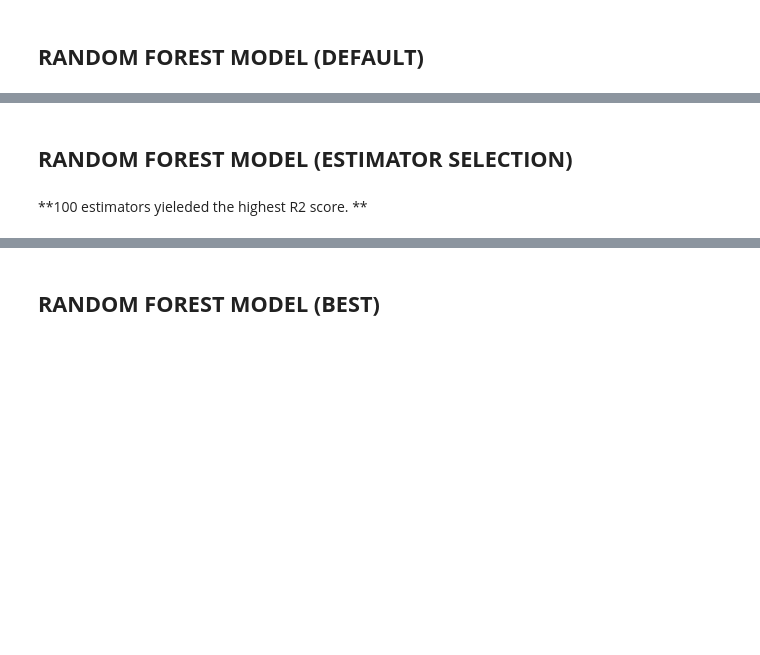
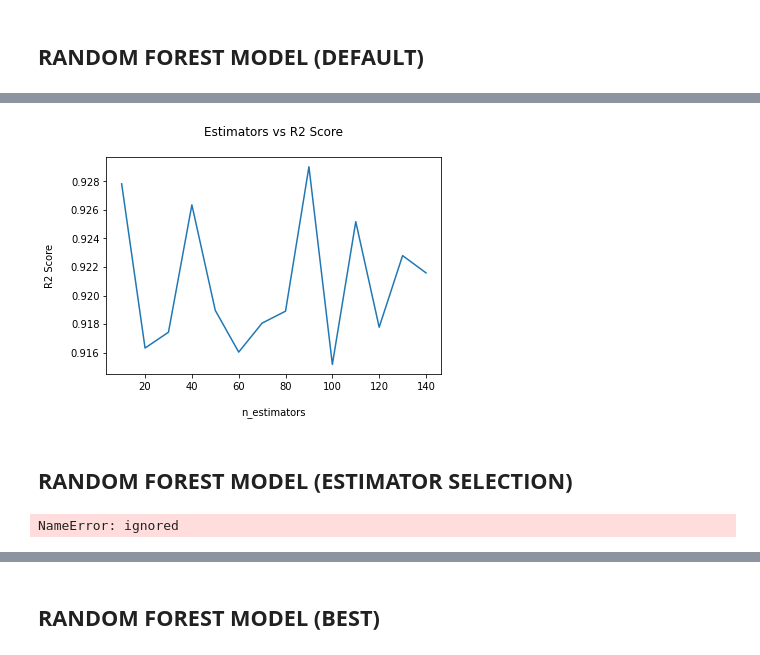
Before and after one commit to starkjones/NYC-Condominium-Rental-Income-Analysis, a Jupyter notebook: NYC_Condo_Comp_RI__Analysis.ipynb, the cells around one changed output, grey strips where cells are left out. Drawn from its saved outputs; the diff is of its cells as text; code cells hidden in the pictures; blank space fills up the shorter version.

```diff
--- a/NYC_Condo_Comp_RI__Analysis.ipynb
+++ b/NYC_Condo_Comp_RI__Analysis.ipynb
@@ -824,16 +881,12 @@ from sklearn.ensemble import RandomForestRegressor
 # Instantiate Random Forest Regressor:
 RF = RandomForestRegressor()
 
-# Construct Pipeline:
-
-RFp = make_pipeline(preprocessor, RF)
-
 # Fit pipeline on training data:
-RFp.fit(X_train, y_train)
+RF.fit(X_train, y_train)
 
 # Test predictions
-RF_train_pred = RFp.predict(X_train)
-RF_test_pred = RFp.predict(X_test)
+RF_train_pred = RF.predict(X_train)
+RF_test_pred = RF.predict(X_test)
 
 # Model Evaluation:
 RF_train_score = model_metrics(y_train, RF_train_pred)
@@ -845,26 +930,64 @@ RF.get_params()
+# %%
+# Optimal estimators for a Random Forest Model :
+
+
+# List of estimator values that will be evaluated:
+estimators = list(range(10,150, 10))       # n_estimators
+# maxd = list(range(1,20,5))
+
+RFe_scores = []
+
+# Loop to interate through hyperparameters:
+
+for estimator in estimators:
+  # for max in maxd:
+
+        # Model Instantiation:
+        RFe = RandomForestRegressor(n_estimators = estimator) #, max_depth = max)
+
+        # Fit:
+        RFe.fit(X_train, y_train)
+
+
+         # Score calculations:
+        RFe_test_score = RFe.score(X_test, y_test)
+
+        # Populate list:
+        RFe_scores.append(RF_test_score)
+# %%
+# Plot to see which max depth produces the highest r2 score:
+
+plt.plot(estimators, RFe_scores)
+plt.title('Estimators vs R2 Score\n')
+plt.xlabel('\nn_estimators')
+plt.ylabel('R2 Score\n');
+# %% [output]
+[figure, added]
 # %% [markdown]
 ## **RANDOM FOREST MODEL (ESTIMATOR SELECTION)**
 # %%
-# Optimal estimators for a Random Forest Model :
+# Optimal max_depth for a Random Forest Model :
 
 
 # List of estimator values that will be evaluated:
-estimators = [90, 100, 150, 200, 250, 300]       # n_estimators
+maxd = list(range(100,200,5))
 
+RFb_scores = []
 
 # Loop to interate through hyperparameters:
 
-for estimator in estimators:
+for max in maxd:
 
         # Model Instantiation:
-        RFo = RandomForestRegressor(n_estimators = estimator, min_samples_leaf = 1, min_samples_split =2)
+        RFmd = RandomForestRegressor(n_estimators = 90, max_depth = max)
 
-      # Pipeline & Fit:
-        RFop = make_pipeline(preprocessor, RFo)
-        RFop.fit(X_train, y_train)
-        test_score = RFop.score(X_test, y_test)
+        # Fit:
+        RFmd.fit(X_train, y_train)
 
-        # Print test score:
-        print(f'The number of estimators: {estimator}, and the R2 score {test_score}\n')
+         # Score calculations:
+        RFmd_test_score = RFmd.score(X_test, y_test)
+
+        # Populate list:
+        RFmd_scores.append(test_score)
+# %% [output]
+NameError: ignored
-# %% [markdown]
-**100 estimators yieleded the highest R2 score. **
```
Also changed, not shown: parts of 32 cells of this notebook.
